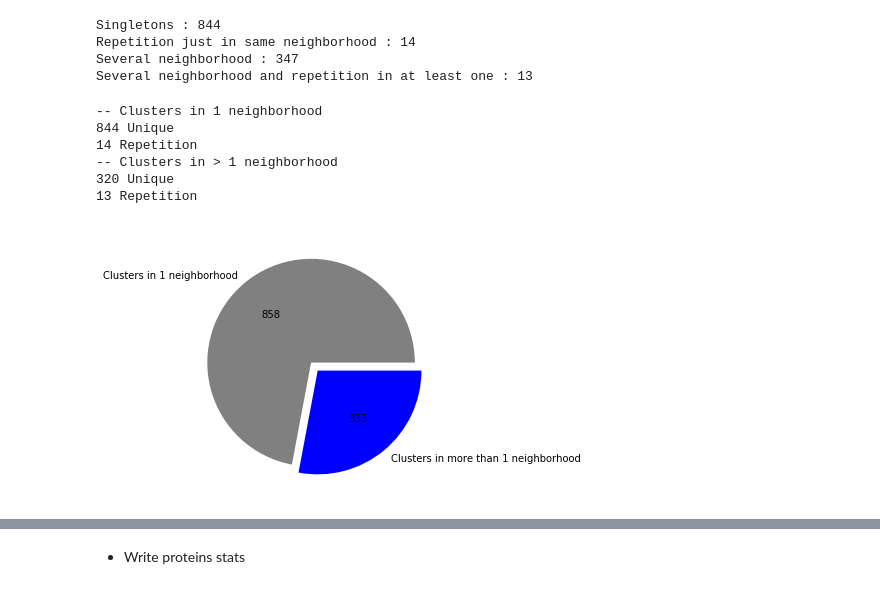
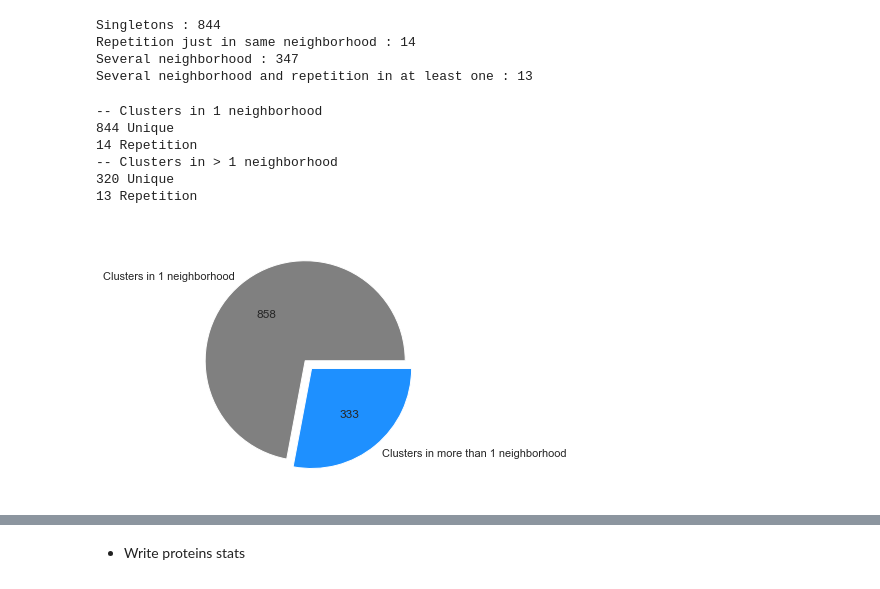
Before and after one commit to MMSB-MOBI/NOX_analysis, a Jupyter notebook: notebook/Neighborhood_analysis.ipynb, the cells around one changed output, grey strips where cells are left out. Saved outputs shown, nothing was run; the diff lists cells and outputs as text; code cells hidden in the pictures.

```diff
--- a/notebook/Neighborhood_analysis.ipynb
+++ b/notebook/Neighborhood_analysis.ipynb
@@ -231,7 +234,7 @@ one_neighborhood=[c for c in dic_cluster if len(dic_cluster[c])==1]
 several_neighborhood=[c for c in dic_cluster if len(dic_cluster[c])>1]
 size=[len(one_neighborhood),len(several_neighborhood)]
 explode=(0,0.1)
-colors=['grey','blue']
+colors=['grey','dodgerblue']
 plt.pie(size,labels=labels,explode=explode,colors=colors,autopct=lambda p: '{:.0f}'.format(p * len(dic_cluster) / 100))
 plt.tight_layout()
 plt.savefig("/Users/chilpert/Work/NOX_visu/clusters_size.pdf", bbox_inches='tight',format="pdf")
@@ -243,33 +246,33 @@ for c in one_neighborhood :
         if len(dic_cluster[c][nox]["seqs"])>1:
             one_rep+=1
         else:
             one_unique+=1
 
 several_unique=0
 several_rep=0
 for c in several_neighborhood:
     unique=True
     for nox in dic_cluster[c]:
         if len(dic_cluster[c][nox]["seqs"]) > 1:
             unique=False
     if unique:
         several_unique+=1
     else:
         several_rep+=1
 
 print("-- Clusters in 1 neighborhood")
 print(one_unique,"Unique")
 print(one_rep,"Repetition")
 print("-- Clusters in > 1 neighborhood")
 print(several_unique,"Unique")
 print(several_rep,"Repetition")
 # %% [output]
 -- Clusters in 1 neighborhood
 844 Unique
 14 Repetition
 -- Clusters in > 1 neighborhood
 320 Unique
 13 Repetition
-[figure, old version]
+[figure, new version]
 # %%
 dic_nb_neighborhood={}
```
Also changed, not shown: parts of 3 cells of this notebook, 1 other file.
